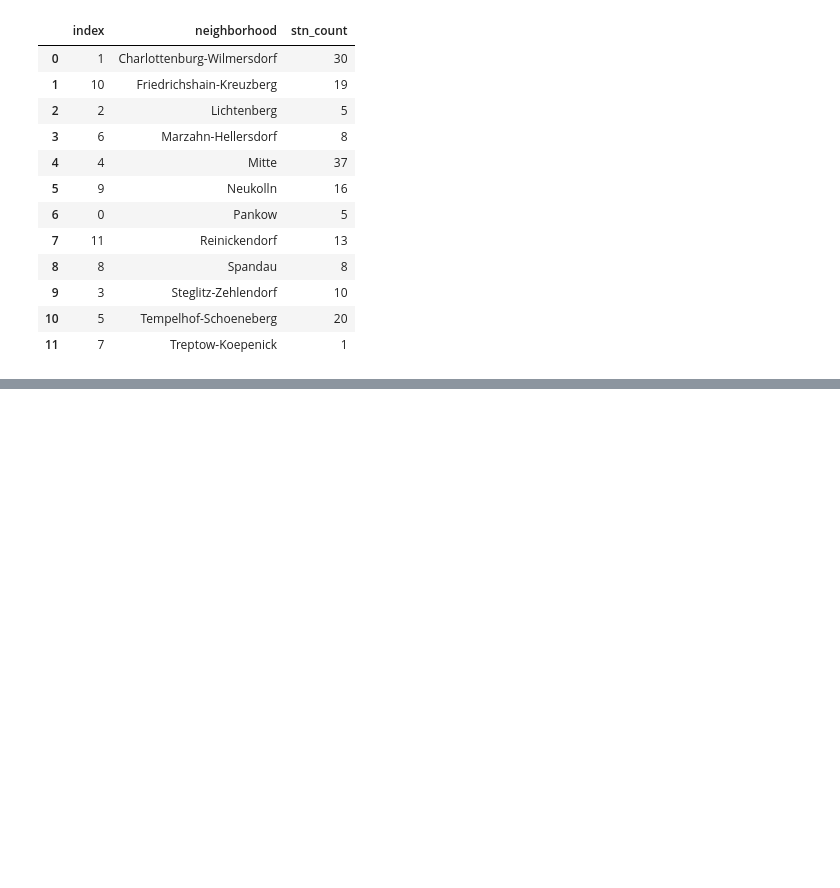
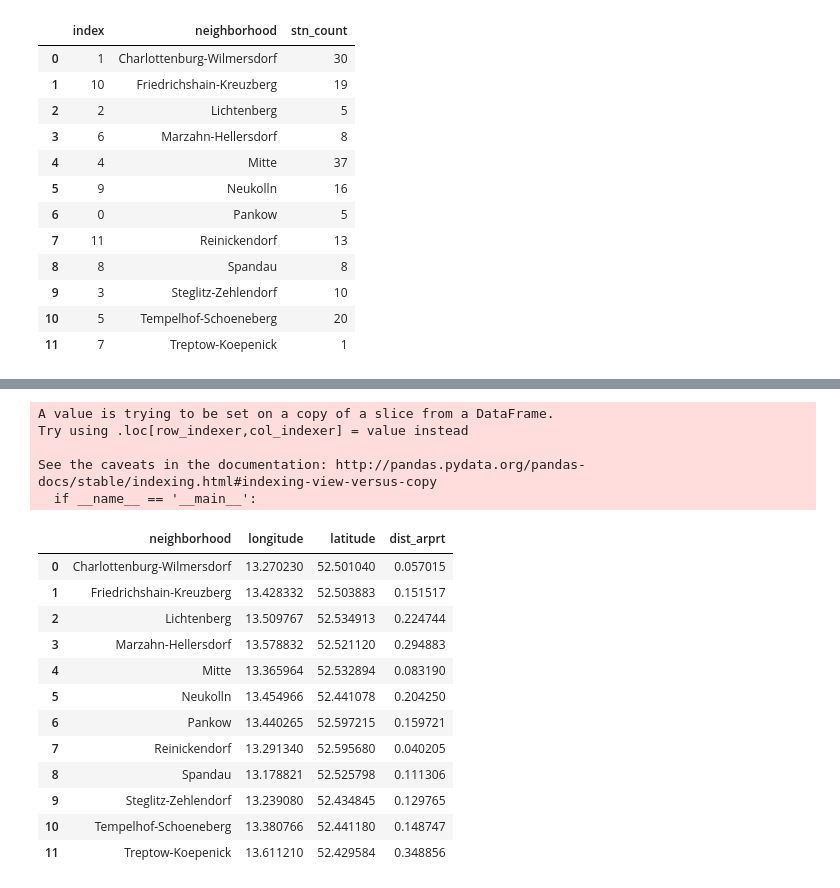
Before and after one commit to Jyojha/DS_Projects, a Jupyter notebook: Airbnb_Data_Munging_Berlin.ipynb, the cells around one changed output, grey strips where cells are left out. Saved outputs shown, nothing was run; the diff lists cells and outputs as text; code cells hidden in the pictures; blank space fills up the shorter version.

```diff
--- a/Airbnb_Data_Munging_Berlin.ipynb
+++ b/Airbnb_Data_Munging_Berlin.ipynb
@@ -467,3 +471,19 @@ for each_row in range(rest_data.shape[0]):
 restaurant_map
 # %% [output]
 [interactive output not drawn]
+# %%
+# Euclidean distance between center of each neighborhood and the main Intl Airport CDG
+
+bt_loc = (52.55583111, 13.285998856)
+dist2 = []
+
+from shapely.geometry import Point
+point1 = Point(bt_loc)
+
+for i in range(neighborhood_coords.shape[0]):
+
+            point2 = Point(neighborhood_coords.ix[i,'latitude'],neighborhood_coords.ix[i,'longitude'])
+            #dist1.append(Euclidean_distance(point1,point2))
+            dist2.append(point1.distance(point2))
+# %%
+se = pd.Series(dist2)
@@ -469,0 +496,26 @@ restaurant_map
+# %%
+neighborhood_center = neighborhood_coords[['neighborhood','longitude','latitude']]
+# %%
+neighborhood_center['dist_arprt'] = se.values
+# %% [output]
+A value is trying to be set on a copy of a slice from a DataFrame.
+Try using .loc[row_indexer,col_indexer] = value instead
+
+See the caveats in the documentation: http://pandas.pydata.org/pandas-docs/stable/indexing.html#indexing-view-versus-copy
+  if __name__ == '__main__':
+# %%
+neighborhood_center
+# %% [output]
+|  | neighborhood | longitude | latitude | dist_arprt |
+| 0 | Charlottenburg-Wilmersdorf | 13.270230 | 52.501040 | 0.057015 |
+| 1 | Friedrichshain-Kreuzberg | 13.428332 | 52.503883 | 0.151517 |
+| 2 | Lichtenberg | 13.509767 | 52.534913 | 0.224744 |
+| 3 | Marzahn-Hellersdorf | 13.578832 | 52.521120 | 0.294883 |
+| 4 | Mitte | 13.365964 | 52.532894 | 0.083190 |
+| 5 | Neukolln | 13.454966 | 52.441078 | 0.204250 |
+| 6 | Pankow | 13.440265 | 52.597215 | 0.159721 |
+| 7 | Reinickendorf | 13.291340 | 52.595680 | 0.040205 |
+| 8 | Spandau | 13.178821 | 52.525798 | 0.111306 |
+| 9 | Steglitz-Zehlendorf | 13.239080 | 52.434845 | 0.129765 |
+| 10 | Tempelhof-Schoeneberg | 13.380766 | 52.441180 | 0.148747 |
+| 11 | Treptow-Koepenick | 13.611210 | 52.429584 | 0.348856 |
```
Also changed, not shown: parts of 7 cells of this notebook.
